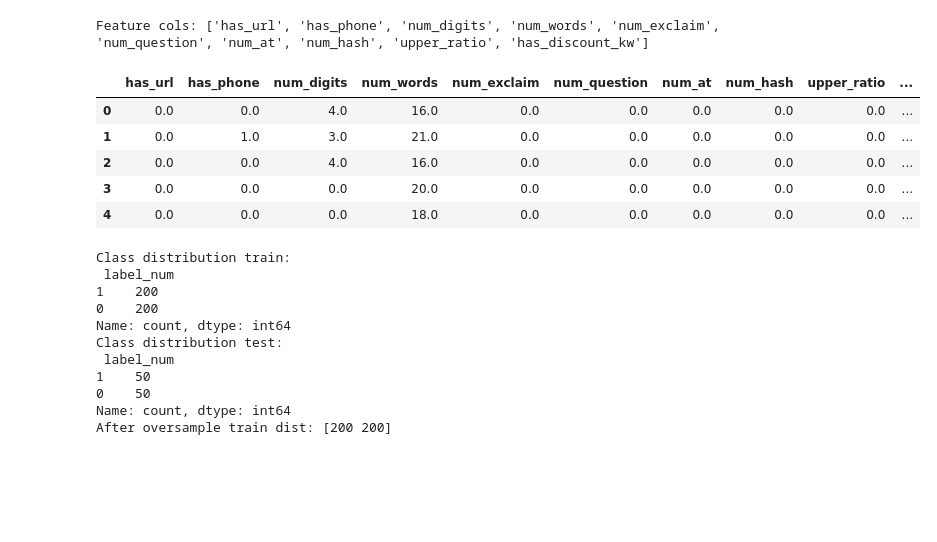
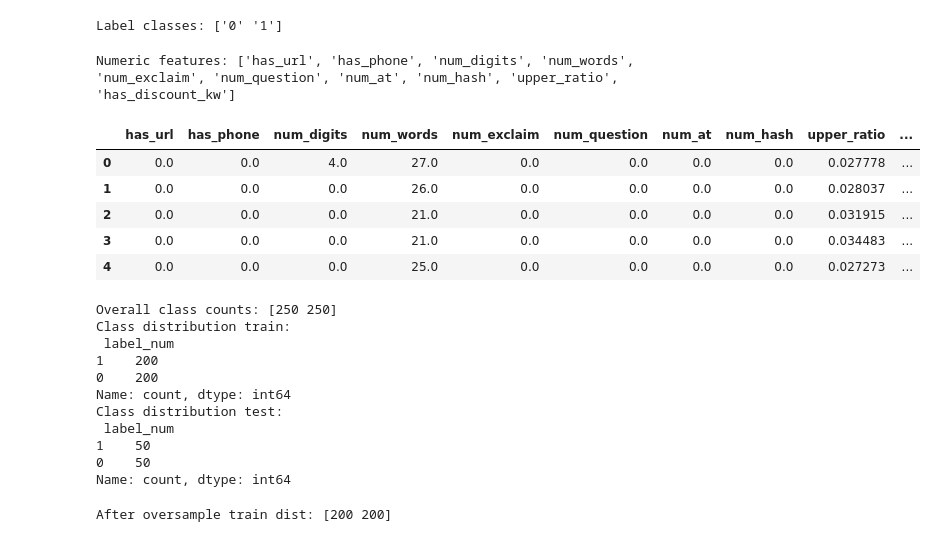
Before and after one commit to alycnttk21clc/NLP-SPAM-FACEBOOK, a Jupyter notebook: Untitled18.ipynb, the cells around one changed output. Saved outputs shown, nothing was run; the diff lists cells and outputs as text; code cells hidden in the pictures; blank space fills up the shorter version.

```diff
--- a/Untitled18.ipynb
+++ b/Untitled18.ipynb
@@ -50,0 +20,2 @@ Columns: ['caption', 'coment', 'label']
+# %%
+CSV_PATH = "/content/law_qa_dataset_with_answers.csv"
@@ -114,63 +63,81 @@ Sample text after clean:
+# %%
+# 5. Ghép caption + comment, lưu raw_text
+caption_col = next((c for c in ["caption","Caption"] if c in df.columns), None)
+comment_col = next((c for c in ["comment","coment","comments","Comment","Coment"] if c in df.columns), None)
+if comment_col is None:
+    raise KeyError("Không tìm thấy cột comment/coment trong file.")
+
+if caption_col:
+    df["raw_text"] = df[caption_col].fillna("").astype(str) + " " + df[comment_col].fillna("").astype(str)
+else:
+    df["raw_text"] = df[comment_col].fillna("").astype(str)
+
+df["text"] = df["raw_text"].apply(lambda z: clean_text(z, remove_accent=False))  # đổi remove_accent=True nếu muốn
+# %%
+# 6. Label encoding an toàn
+if "label" not in df.columns:
+    raise KeyError("Không thấy cột 'label' trong file.")
+le = LabelEncoder()
+df["label_num"] = le.fit_transform(df["label"].astype(str))
+print("Label classes:", le.classes_)
+# %% [output]
+Label classes: ['0' '1']
 # %%
+# 7. Trích numeric features (dựa trên raw_text để tính upper_ratio chính xác)
 def extract_numeric_features_from_text(raw):
     s = "" if pd.isna(raw) else str(raw)
+    upper_ratio = sum(1 for c in s if c.isupper()) / (len(s) if len(s) > 0 else 1)
     lower = s.lower()
     has_url = int(bool(re.search(r'<url>', lower))) or int(bool(re.search(r'http[s]?://|www\.', lower)))
     has_phone = int(bool(re.search(r'<phone>', lower))) or int(bool(re.search(r'\d{9,}', lower)))
     num_digits = sum(c.isdigit() for c in s)
     num_words = len(re.findall(r"[\wÀ-ỹ]+", s))
     num_exclaim = s.count('!')
     num_question = s.count('?')
     num_at = s.count('@')
     num_hash = s.count('#')
-    upper_ratio = (sum(1 for c in s if c.isupper()) / (len(s) if len(s)>0 else 1))
-    # từ khóa spam tiếng việt
     kw_pattern = r'giảm|sale|khuyến mãi|miễn phí|voucher|mua ngay|click|link|inbox|zalo|bán|giá rẻ|tặng'
     has_discount_kw = int(bool(re.search(kw_pattern, lower)))
     return pd.Series({
         "has_url": has_url,
         "has_phone": has_phone,
         "num_digits": num_digits,
         "num_words": num_words,
         "num_exclaim": num_exclaim,
         "num_question": num_question,
         "num_at": num_at,
         "num_hash": num_hash,
         "upper_ratio": upper_ratio,
         "has_discount_kw": has_discount_kw
     })
 
-num_feats = df['text'].apply(extract_numeric_features_from_text)
+num_feats = df["raw_text"].apply(extract_numeric_features_from_text)
 df = pd.concat([df.reset_index(drop=True), num_feats.reset_index(drop=True)], axis=1)
 
-numeric_cols = ["has_url","has_phone","num_digits","num_words","num_exclaim","num_question","num_at","num_hash","upper_ratio","has_discount_kw"]
-print("Feature cols:", numeric_cols)
-display(df[numeric_cols+["label_num"]].head(5))
+numeric_cols = num_feats.columns.tolist()
+print("Numeric features:", numeric_cols)
+display(df[numeric_cols + ["label_num"]].head(5))
 # %% [output]
-Feature cols: ['has_url', 'has_phone', 'num_digits', 'num_words', 'num_exclaim', 'num_question', 'num_at', 'num_hash', 'upper_ratio', 'has_discount_kw']
+Numeric features: ['has_url', 'has_phone', 'num_digits', 'num_words', 'num_exclaim', 'num_question', 'num_at', 'num_hash', 'upper_ratio', 'has_discount_kw']
 |  | has_url | has_phone | num_digits | num_words | num_exclaim | num_question | num_at | num_hash | upper_ratio | ... |
-| 0 | 0.0 | 0.0 | 4.0 | 16.0 | 0.0 | 0.0 | 0.0 | 0.0 | 0.0 | ... |
-| 1 | 0.0 | 1.0 | 3.0 | 21.0 | 0.0 | 0.0 | 0.0 | 0.0 | 0.0 | ... |
-| 2 | 0.0 | 0.0 | 4.0 | 16.0 | 0.0 | 0.0 | 0.0 | 0.0 | 0.0 | ... |
-| 3 | 0.0 | 0.0 | 0.0 | 20.0 | 0.0 | 0.0 | 0.0 | 0.0 | 0.0 | ... |
-| 4 | 0.0 | 0.0 | 0.0 | 18.0 | 0.0 | 0.0 | 0.0 | 0.0 | 0.0 | ... |
+| 0 | 0.0 | 0.0 | 4.0 | 27.0 | 0.0 | 0.0 | 0.0 | 0.0 | 0.027778 | ... |
+| 1 | 0.0 | 0.0 | 0.0 | 26.0 | 0.0 | 0.0 | 0.0 | 0.0 | 0.028037 | ... |
+| 2 | 0.0 | 0.0 | 0.0 | 21.0 | 0.0 | 0.0 | 0.0 | 0.0 | 0.031915 | ... |
+| 3 | 0.0 | 0.0 | 0.0 | 21.0 | 0.0 | 0.0 | 0.0 | 0.0 | 0.034483 | ... |
+| 4 | 0.0 | 0.0 | 0.0 | 25.0 | 0.0 | 0.0 | 0.0 | 0.0 | 0.027273 | ... |
 # %%
-from sklearn.model_selection import train_test_split
-from imblearn.over_sampling import RandomOverSampler
-
+# 8. Chuẩn bị X,y và chia train/test (stratify)
 X = df[["text"] + numeric_cols].copy()
 y = df["label_num"].copy()
+
+# Kiểm tra phân bố nhãn trước
+print("Overall class counts:", np.bincount(y))
 
 X_train, X_test, y_train, y_test = train_test_split(X, y, test_size=0.2, stratify=y, random_state=42)
 print("Class distribution train:\n", y_train.value_counts())
 print("Class distribution test:\n", y_test.value_counts())
-
-# OPTIONAL: oversample training set (thường giúp detect minority spam)
-ros = RandomOverSampler(random_state=42)
-X_train_res, y_train_res = ros.fit_resample(X_train, y_train)
-X_train_res = pd.DataFrame(X_train_res, columns=X_train.columns)  # đảm bảo DataFrame
-print("After oversample train dist:", np.bincount(y_train_res))
 # %% [output]
+Overall class counts: [250 250]
 Class distribution train:
  label_num
 1    200
@@ -181,5 +148,12 @@ Class distribution test:
 1    50
 0    50
 Name: count, dtype: int64
-After oversample train dist: [200 200]
+# %%
+# 9. Oversample train nếu muốn
+ros = RandomOverSampler(random_state=42)
+X_train_res, y_train_res = ros.fit_resample(X_train, y_train)
+X_train_res = pd.DataFrame(X_train_res, columns=X_train.columns)
+print("After oversample train dist:", np.bincount(y_train_res))
+# %% [output]
+After oversample train dist: [200 200]
 # %%
```
Also changed, not shown: parts of 14 cells of this notebook.
